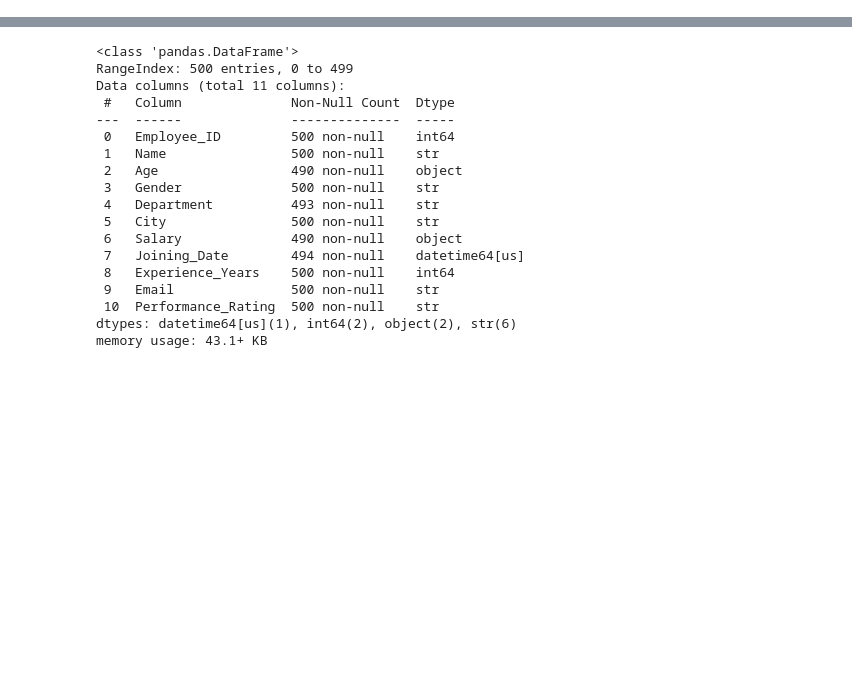
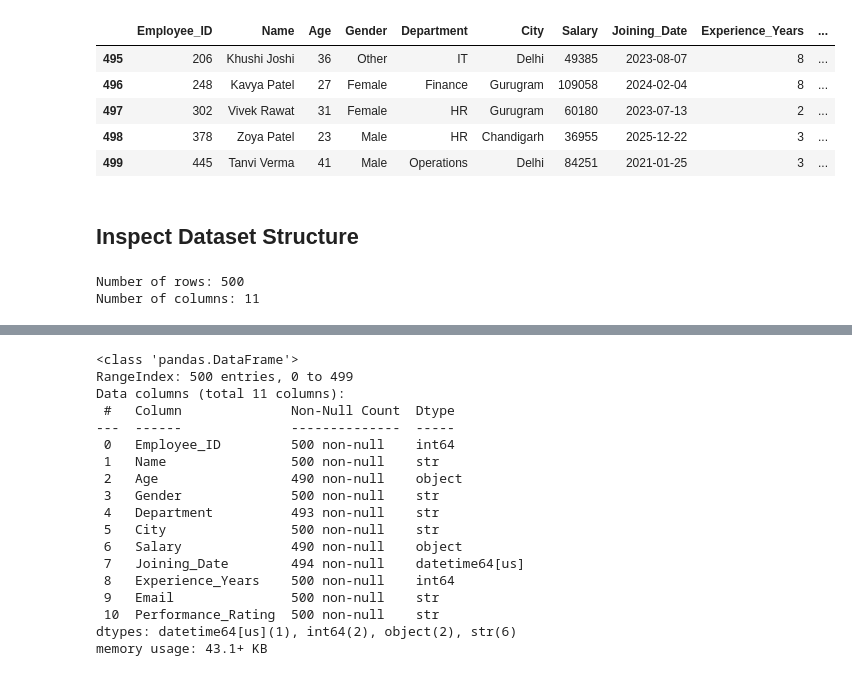
Before and after one commit to NupurDimri/CODSOFT_TASKSNO, a Jupyter notebook: Task 1/data_cleaning.ipynb, the cells around one changed output, grey strips where cells are left out. Cells and saved outputs as stored; diff of their text form; code cells hidden in the pictures; blank space fills up the shorter version.

```diff
--- a/Task 1/data_cleaning.ipynb
+++ b/Task 1/data_cleaning.ipynb
@@ -18,0 +39,17 @@ df.shape
+# %%
+df.tail()
+# %% [output]
+|  | Employee_ID | Name | Age | Gender | Department | City | Salary | Joining_Date | Experience_Years | ... |
+| 495 | 206 | Khushi Joshi | 36 | Other | IT | Delhi | 49385 | 2023-08-07 | 8 | ... |
+| 496 | 248 | Kavya Patel | 27 | Female | Finance | Gurugram | 109058 | 2024-02-04 | 8 | ... |
+| 497 | 302 | Vivek Rawat | 31 | Female | HR | Gurugram | 60180 | 2023-07-13 | 2 | ... |
+| 498 | 378 | Zoya Patel | 23 | Male | HR | Chandigarh | 36955 | 2025-12-22 | 3 | ... |
+| 499 | 445 | Tanvi Verma | 41 | Male | Operations | Delhi | 84251 | 2021-01-25 | 3 | ... |
+# %% [markdown]
+## Inspect Dataset Structure
+# %%
+print("Number of rows:", df.shape[0])
+print("Number of columns:", df.shape[1])
+# %% [output]
+Number of rows: 500
+Number of columns: 11
```
Also changed, not shown: parts of 53 cells of this notebook, 3 other files.
